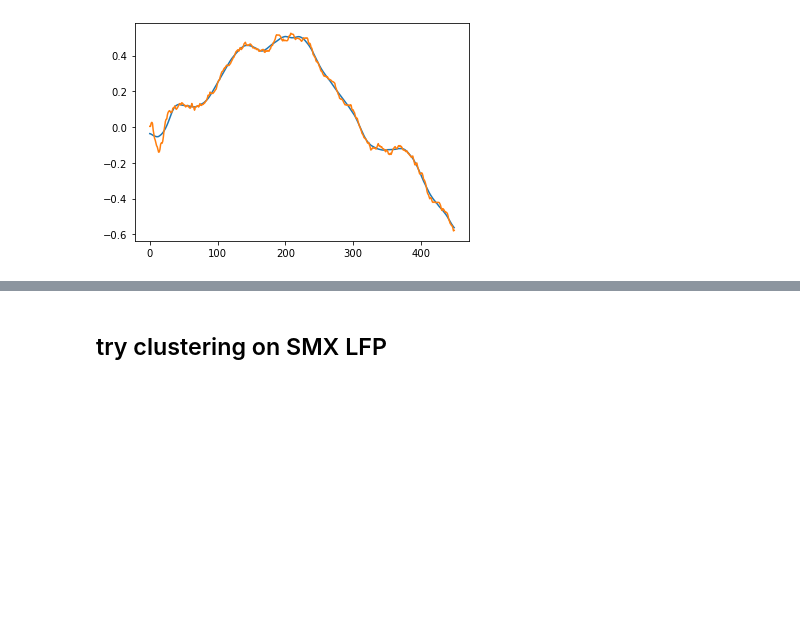
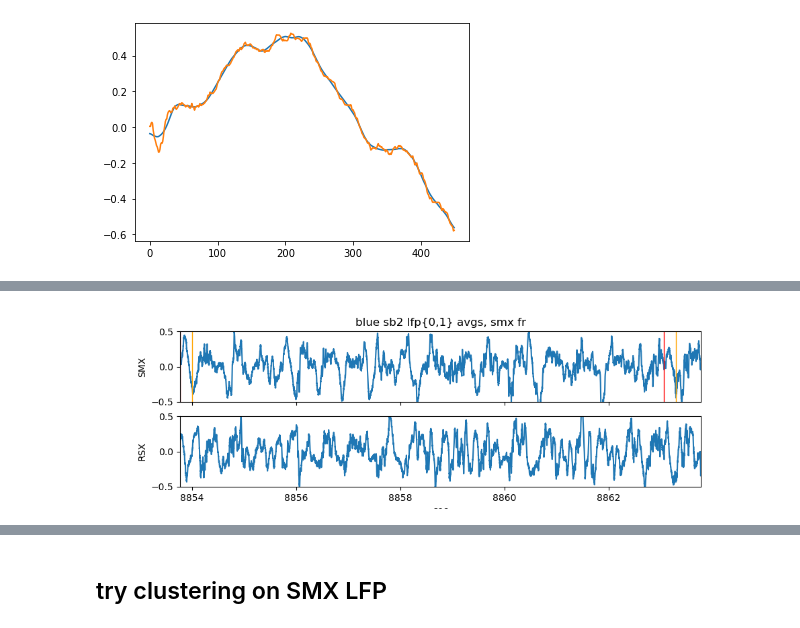
Before and after one commit to 9q9q/rat_sleep, a Jupyter notebook: sandbox.ipynb, the cells around one changed output, grey strips where cells are left out. Saved outputs shown, nothing was run; the diff lists cells and outputs as text; code cells hidden in the pictures; blank space fills up the shorter version.

```diff
--- a/sandbox.ipynb
+++ b/sandbox.ipynb
@@ -471,0 +497,33 @@ plt.show()
+# %%
+%matplotlib ipympl
+k_idx = 20
+
+plt.close()
+fig, axes = plt.subplots(nrows=2, ncols=1, sharex=True)
+fig.canvas.header_visible = False
+fig.set_size_inches((10, 3))
+# plt.xlim(SWS[SWS_idx][0], SWS[SWS_idx][1])
+plt.xlim(time[smx_k[k_idx][0]], time[smx_k[k_idx][0]]+10)
+# plt.xlim(8388.9224, 8389.2)
+# plt.xlim(blocks[2][0]/1000 + smxfr_time[0], blocks[2][0]/1000 + smxfr_time[0]+4)
+# plt.xlim(8445, 8449)
+# plt.xlim(time[0], time[0]+1)
+
+# axes[0].plot(time[:num_points], smx_avg[:num_points])
+axes[0].plot(time, smx_avg)
+axes[0].set_ylabel("SMX")
+axes[0].set_ylim((-0.5, 0.5))
+axes[0].set_title("blue sb2 lfp{0,1} avgs, smx fr")
+for k in smx_k[:100]:
+    # axes[0].axvline(sample_to_sec(k[0], sample_rate, time[0]), color="red", lw=1)
+    # axes[0].axvline(sample_to_sec(k[1], sample_rate, time[0]), color="orange", lw=1)
+    axes[0].axvline(time[k[0]], color="red", lw=1)
+    axes[0].axvline(time[k[1]], color="orange", lw=1)
+
+axes[1].plot(time, rsx_avg)
+axes[1].set_ylabel("RSX")
+axes[1].set_ylim((-0.5, 0.5))
+axes[1].set_xlabel("sec")
+axes[1].tick_params(axis="x")
+# %% [output]
+[figure, added]
```
Also changed, not shown: parts of 19 cells of this notebook.
